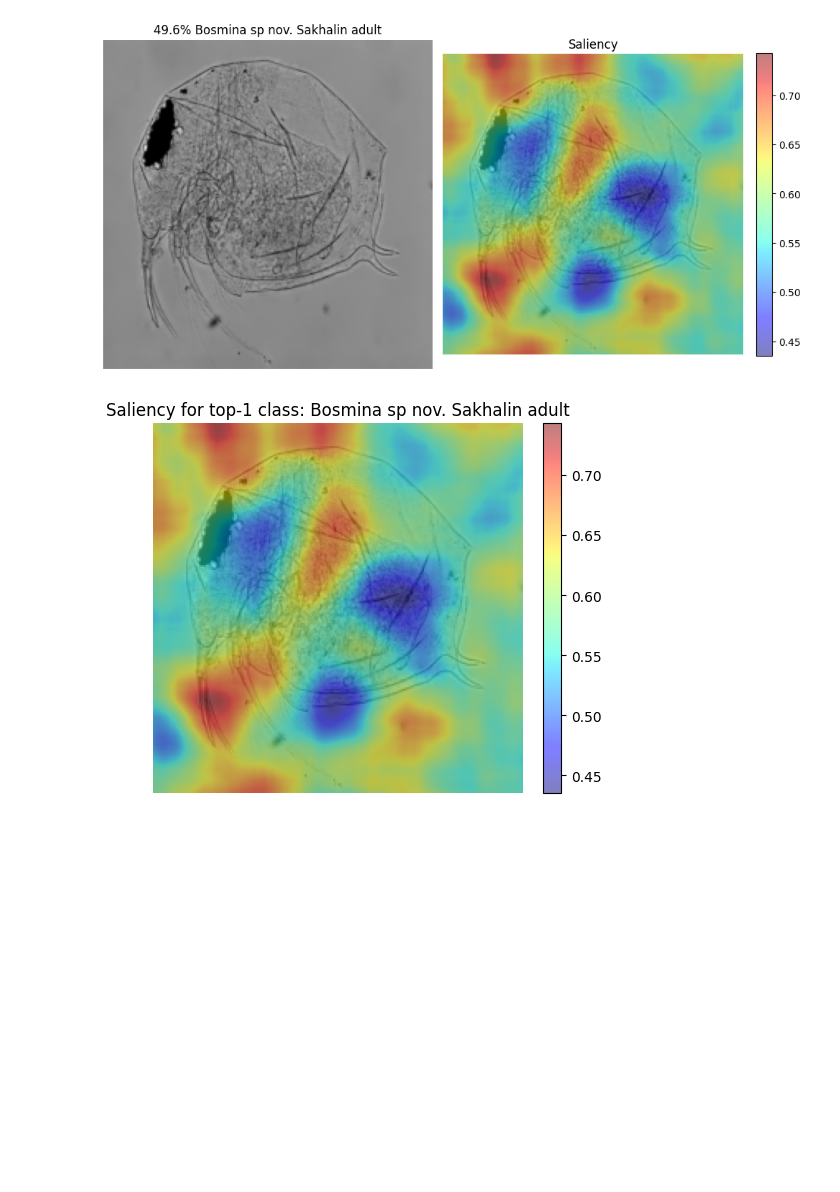
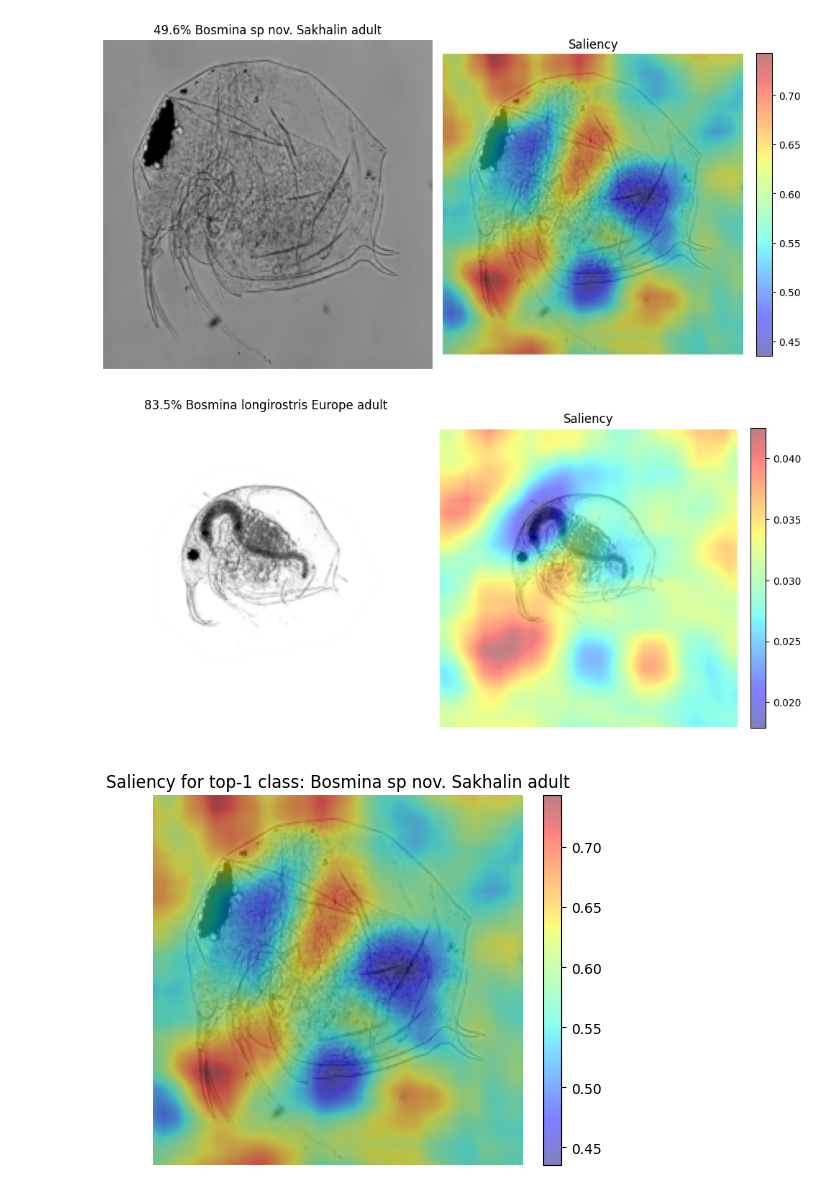
Before and after one commit to vru116/CV_cancers, a Jupyter notebook: rise_600_masks.ipynb, the cells around one changed output. Drawn from its saved outputs; the diff is of its cells as text; code cells hidden in the pictures; blank space fills up the shorter version.

```diff
--- a/rise_600_masks.ipynb
+++ b/rise_600_masks.ipynb
@@ -117,6 +118,12 @@ sample_img = sample_img.unsqueeze(0).to(device)
 explain_and_plot(sample_img, label=label, class_names=class_names)
 # %% [output]
 [figure]
+# %%
+sample_img, label = val_dataset[6]
+sample_img = sample_img.unsqueeze(0).to(device)
+explain_and_plot(sample_img, label=label, class_names=class_names)
+# %% [output]
+[figure, added]
 # %%
 sample_img, _ = val_dataset[0]
 sample_img = sample_img.unsqueeze(0).to(device)
```
Also changed, not shown: parts of 2 cells of this notebook, 4 other files.
